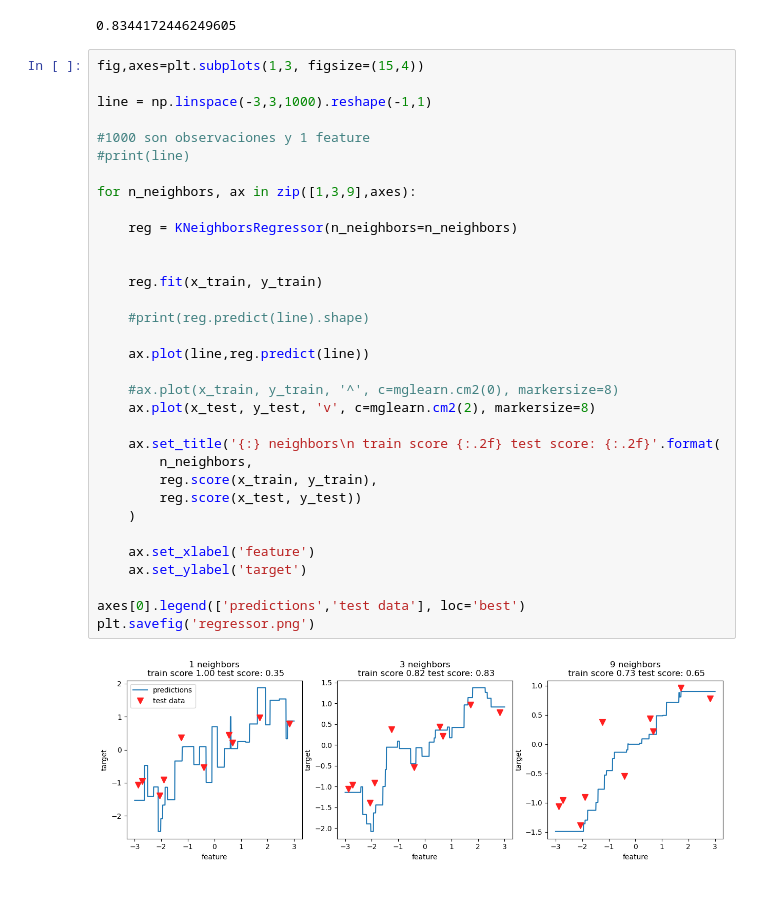
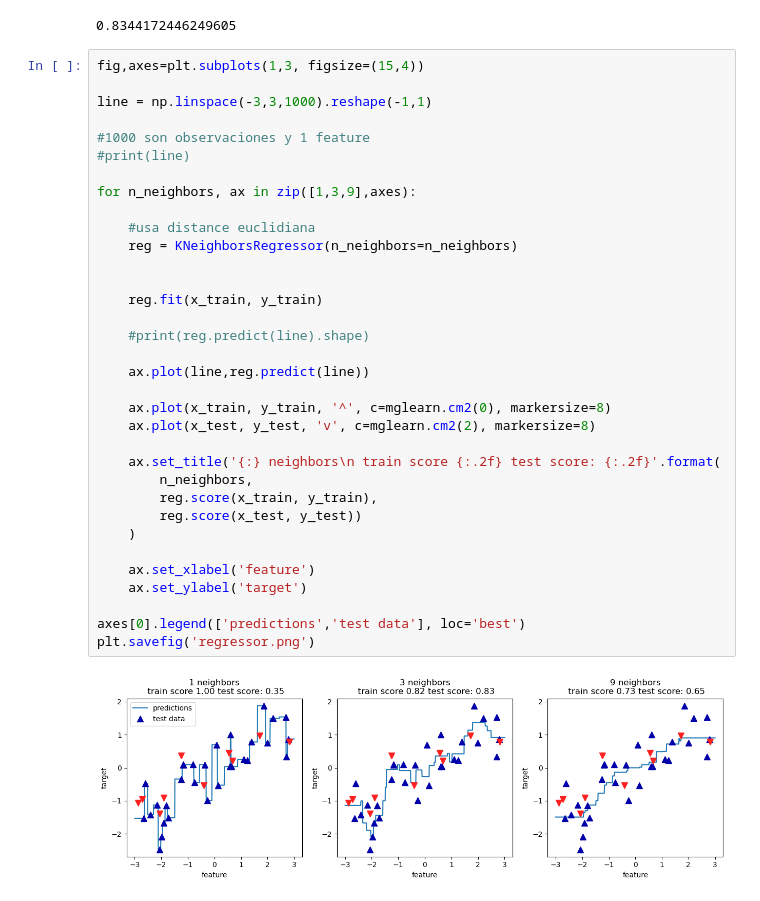
Before and after one commit to alejandro-armenta/linear_regression, a Jupyter notebook: regression.ipynb, the cells around one changed output. Cells and saved outputs as stored; diff of their text form.

```diff
--- a/regression.ipynb
+++ b/regression.ipynb
@@ -44,32 +44,33 @@ fig,axes=plt.subplots(1,3, figsize=(15,4))
 line = np.linspace(-3,3,1000).reshape(-1,1)
 
 #1000 son observaciones y 1 feature
 #print(line)
 
 for n_neighbors, ax in zip([1,3,9],axes):
 
+    #usa distance euclidiana
     reg = KNeighborsRegressor(n_neighbors=n_neighbors)
 
 
     reg.fit(x_train, y_train)
 
     #print(reg.predict(line).shape)
 
     ax.plot(line,reg.predict(line))
 
-    #ax.plot(x_train, y_train, '^', c=mglearn.cm2(0), markersize=8)
+    ax.plot(x_train, y_train, '^', c=mglearn.cm2(0), markersize=8)
     ax.plot(x_test, y_test, 'v', c=mglearn.cm2(2), markersize=8)
 
     ax.set_title('{:} neighbors\n train score {:.2f} test score: {:.2f}'.format(
         n_neighbors,
         reg.score(x_train, y_train),
         reg.score(x_test, y_test))
     )
 
     ax.set_xlabel('feature')
     ax.set_ylabel('target')
 
 axes[0].legend(['predictions','test data'], loc='best')
 plt.savefig('regressor.png')
 # %% [output]
-[figure, old version]
+[figure, new version]
```
Also changed, not shown: 7 other files.
